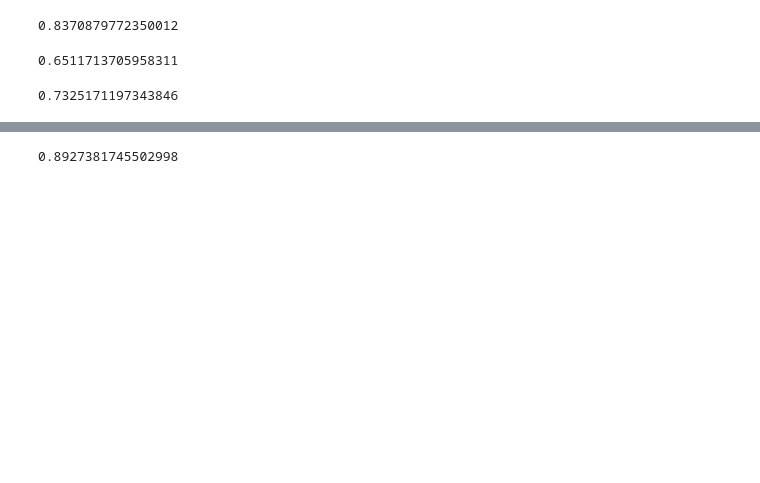
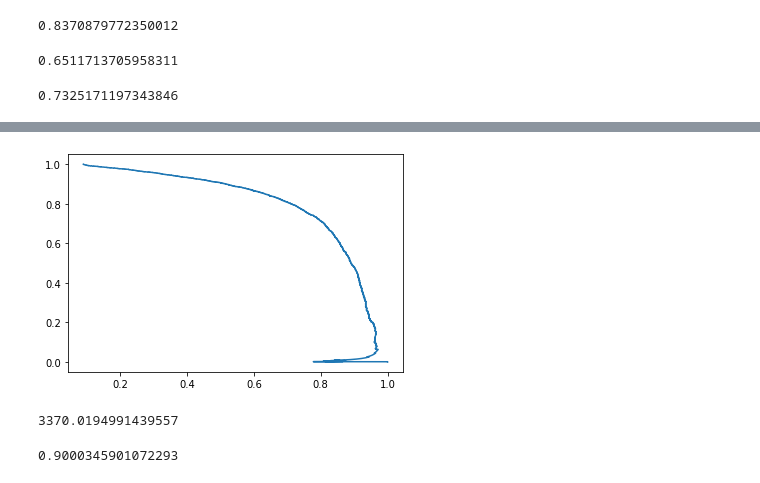
Before and after one commit to tharindatj/HandsOnMachinerLearning, a Jupyter notebook: classification_chapter3.ipynb, the cells around one changed output, grey strips where cells are left out. Saved outputs shown, nothing was run; the diff lists cells and outputs as text; code cells hidden in the pictures; blank space fills up the shorter version.

```diff
--- a/classification_chapter3.ipynb
+++ b/classification_chapter3.ipynb
@@ -104,6 +135,10 @@ plt.show()
+# %%
+plt.plot(precisions, recalls)
+plt.show()
+# %% [output]
+[figure, added]
 # %%
-threshold_90_precision = thresholds[np.argmax(precisions >=.9)]
-y_train_pred_90 = (y_scores >= threshold_90_precision)
-precision_score(y_train_5, y_train_pred_90)
+threshold_90_precision = thresholds[np.argmax(precisions >=0.9)]
+threshold_90_precision
 # %% [output]
-0.8927381745502998
+3370.0194991439557
@@ -110,3 +147,7 @@ precision_score(y_train_5, y_train_pred_90)
+# %%
+precision_score(y_train_5, y_train_pred_90)
+# %% [output]
+0.9000345901072293
 # %%
 recall_score(y_train_5, y_train_pred_90)
 # %% [output]
```
Also changed, not shown: parts of 33 cells of this notebook.
